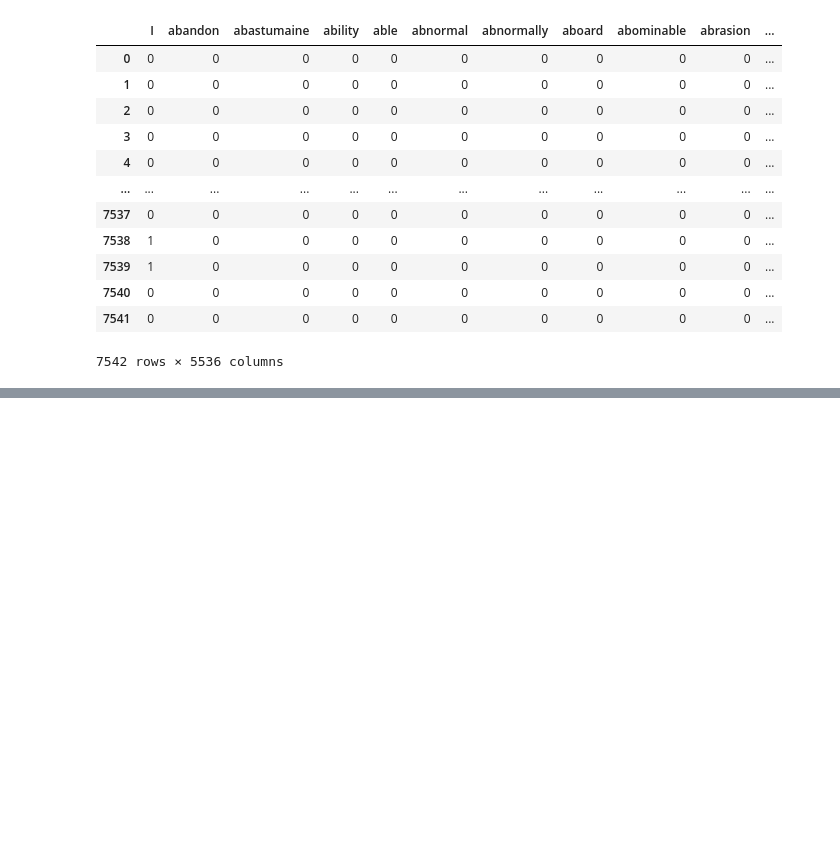
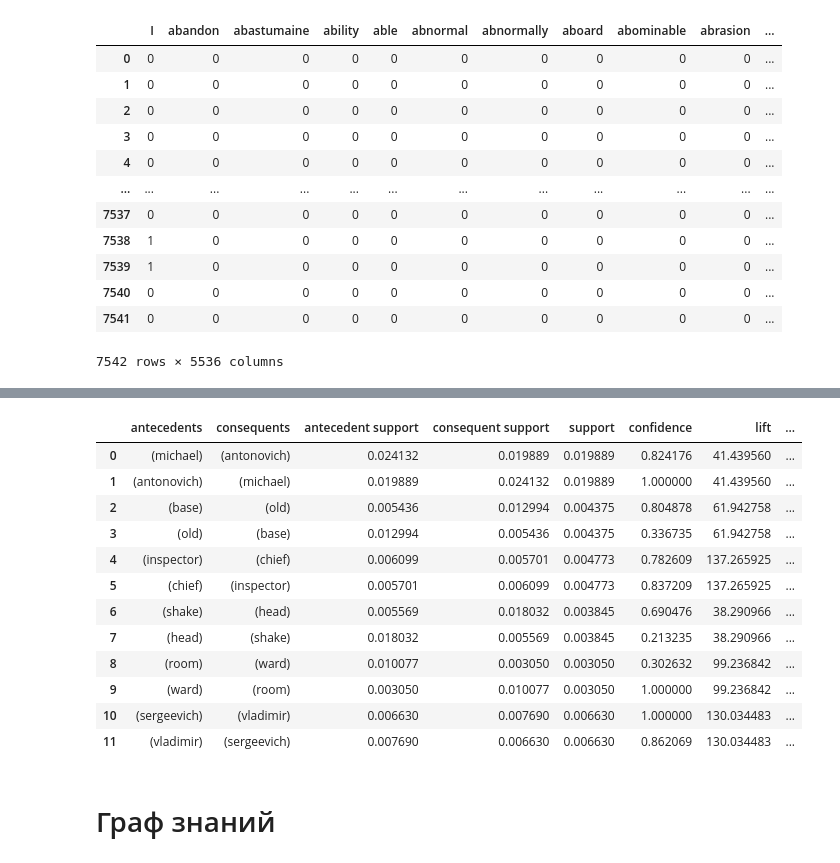
Before and after one commit to Ko4eBHuK/hybrid-intelligent-systems, a Jupyter notebook: HIS3.ipynb, the cells around one changed output, grey strips where cells are left out. Drawn from its saved outputs; the diff is of its cells as text; code cells hidden in the pictures; blank space fills up the shorter version.

```diff
--- a/HIS3.ipynb
+++ b/HIS3.ipynb
@@ -200,0 +197,18 @@ association_rules(apriori_df, metric='lift', min_threshold=10)
+# %%
+lift_df
+# %% [output]
+|  | antecedents | consequents | antecedent support | consequent support | support | confidence | lift | ... |
+| 0 | (michael) | (antonovich) | 0.024132 | 0.019889 | 0.019889 | 0.824176 | 41.439560 | ... |
+| 1 | (antonovich) | (michael) | 0.019889 | 0.024132 | 0.019889 | 1.000000 | 41.439560 | ... |
+| 2 | (base) | (old) | 0.005436 | 0.012994 | 0.004375 | 0.804878 | 61.942758 | ... |
+| 3 | (old) | (base) | 0.012994 | 0.005436 | 0.004375 | 0.336735 | 61.942758 | ... |
+| 4 | (inspector) | (chief) | 0.006099 | 0.005701 | 0.004773 | 0.782609 | 137.265925 | ... |
+| 5 | (chief) | (inspector) | 0.005701 | 0.006099 | 0.004773 | 0.837209 | 137.265925 | ... |
+| 6 | (shake) | (head) | 0.005569 | 0.018032 | 0.003845 | 0.690476 | 38.290966 | ... |
+| 7 | (head) | (shake) | 0.018032 | 0.005569 | 0.003845 | 0.213235 | 38.290966 | ... |
+| 8 | (room) | (ward) | 0.010077 | 0.003050 | 0.003050 | 0.302632 | 99.236842 | ... |
+| 9 | (ward) | (room) | 0.003050 | 0.010077 | 0.003050 | 1.000000 | 99.236842 | ... |
+| 10 | (sergeevich) | (vladimir) | 0.006630 | 0.007690 | 0.006630 | 1.000000 | 130.034483 | ... |
+| 11 | (vladimir) | (sergeevich) | 0.007690 | 0.006630 | 0.006630 | 0.862069 | 130.034483 | ... |
+# %% [markdown]
+# Граф знаний
```
Also changed, not shown: parts of 25 cells of this notebook, 1 other file.
